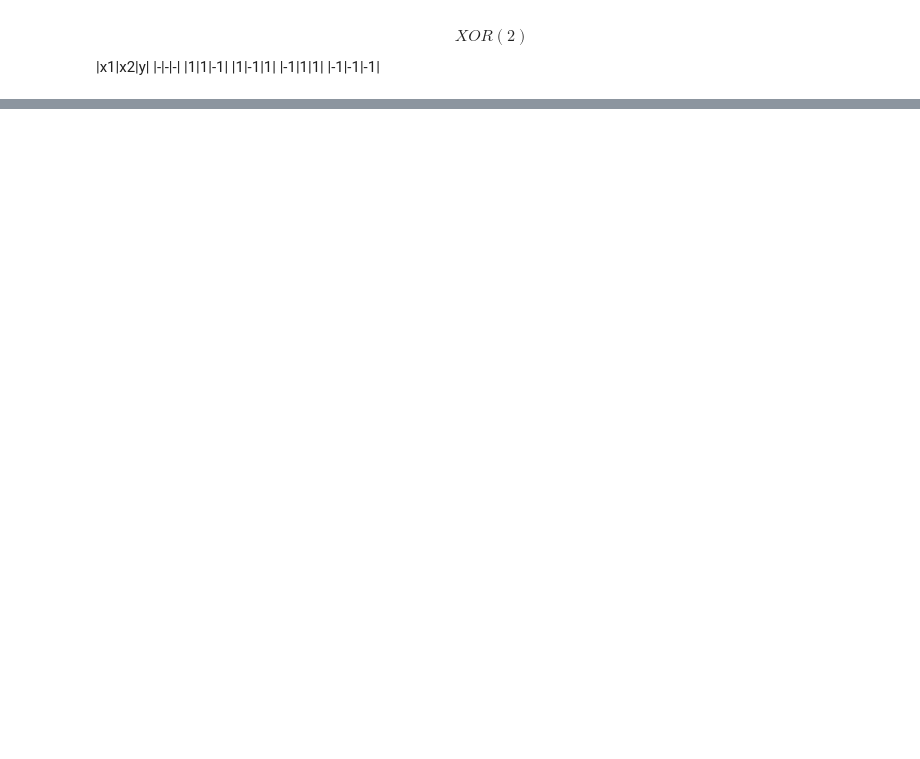
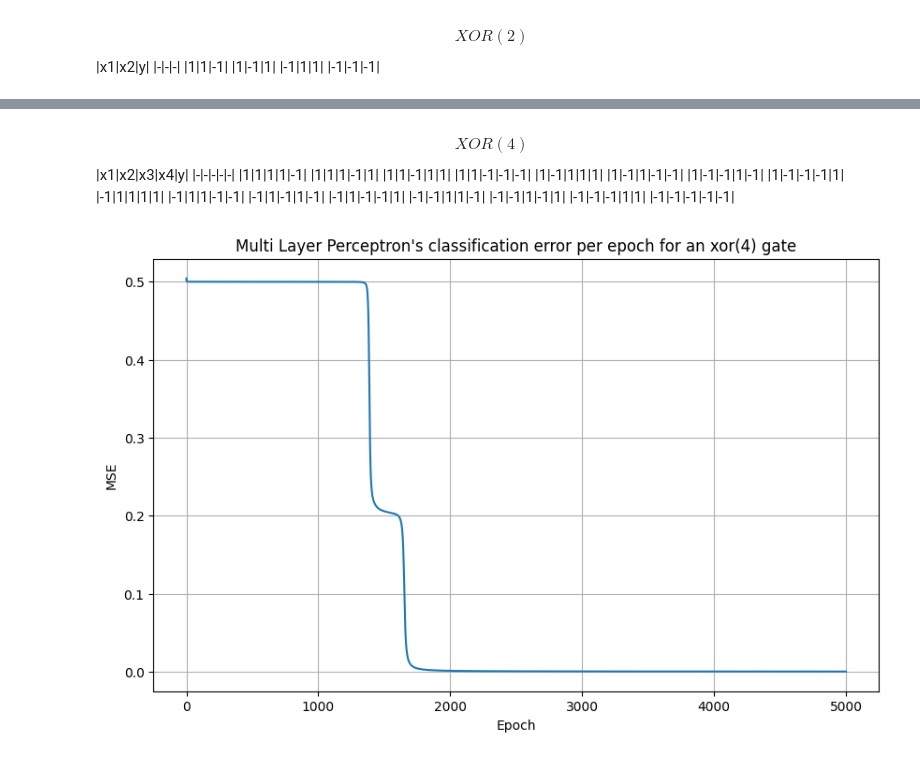
Before and after one commit to mbianchif/Aprendizaje-Profundo, a Jupyter notebook: tp2/notebook.ipynb, the cells around one changed output, grey strips where cells are left out. Cells and saved outputs as stored; diff of their text form; code cells hidden in the pictures; blank space fills up the shorter version.

```diff
--- a/tp2/notebook.ipynb
+++ b/tp2/notebook.ipynb
@@ -263,0 +270,36 @@ plot_errors(errors, "xor(2)")
+# %% [markdown]
+$$XOR(4)$$
+|x1|x2|x3|x4|y|
+|-|-|-|-|-|
+|1|1|1|1|-1|
+|1|1|1|-1|1|
+|1|1|-1|1|1|
+|1|1|-1|-1|-1|
+|1|-1|1|1|1|
+|1|-1|1|-1|-1|
+|1|-1|-1|1|-1|
+|1|-1|-1|-1|1|
+|-1|1|1|1|1|
+|-1|1|1|-1|-1|
+|-1|1|-1|1|-1|
+|-1|1|-1|-1|1|
+|-1|-1|1|1|-1|
+|-1|-1|1|-1|1|
+|-1|-1|-1|1|1|
+|-1|-1|-1|-1|-1|
+# %%
+from src.layer import Dense, Tanh
+from src.utils import truth_table
+from src.mlp import MLP
+
+
+arch = build_xor_arch([4, 4, 1], seed=SEED)
+m = MLP(arch, seed=SEED)
+X, Y = truth_table(4, lambda xs: 2 * (xs.count(1) % 2 == 1) - 1)
+
+errors = []
+m.train(X, Y, lr=0.5, epoch_f=errors.append)
+# %%
+plot_errors(errors, "xor(4)")
+# %% [output]
+[figure, added]
```
Also changed, not shown: parts of 10 cells of this notebook, 1 other file.
